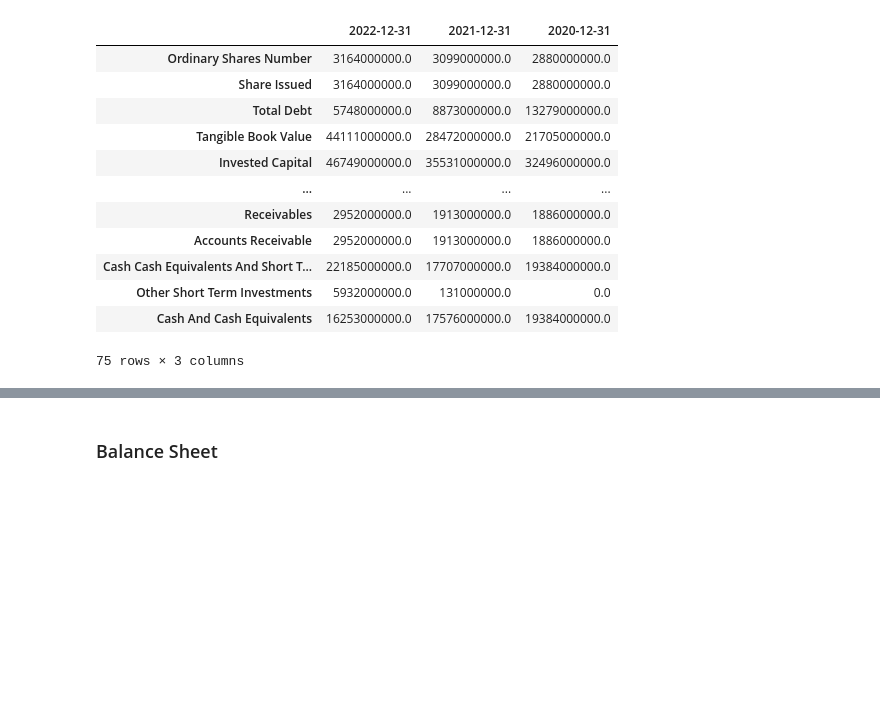
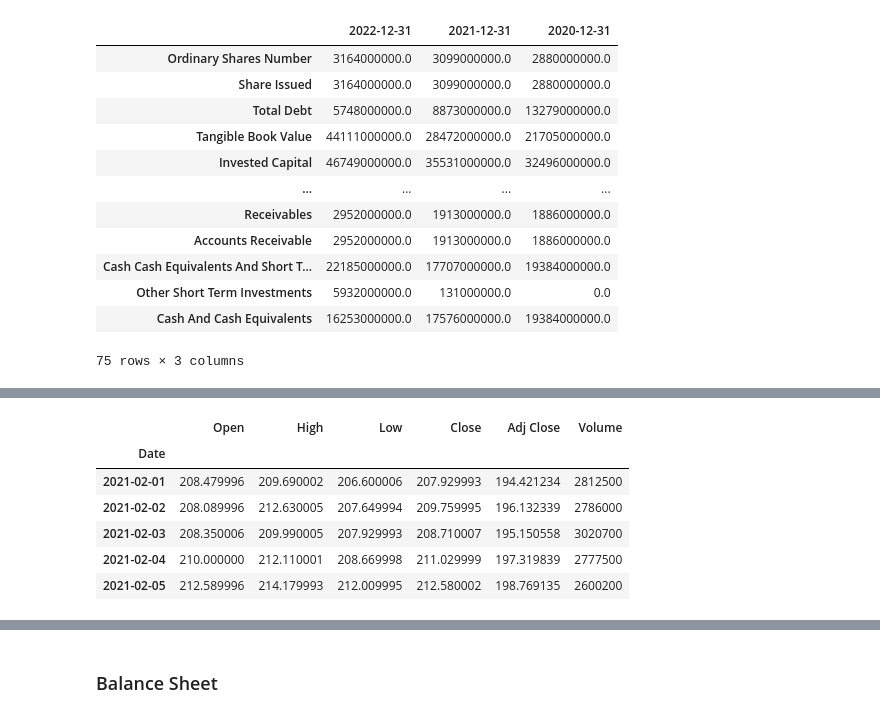
Before and after one commit to JustinEBlake/project_3, a Jupyter notebook: main/deepika.ipynb, the cells around one changed output, grey strips where cells are left out. Cells and saved outputs as stored; diff of their text form; code cells hidden in the pictures; blank space fills up the shorter version.

```diff
--- a/main/main.ipynb
+++ b/main/deepika.ipynb
@@ -112,0 +165,4 @@ stocks_df.to_csv("../Resources/tesla_stocks.csv")
+# %%
+# Retrieve the stocks data
+stocks_mcd = yf.download("MCD", start=start_date, end=end_date)
+print(stocks_mcd)
@@ -112,0 +188,12 @@ stocks_df.to_csv("../Resources/tesla_stocks.csv")
+# %%
+# Create the dataframe
+stocks_mcd = pd.DataFrame(stocks_mcd)
+stocks_mcd.head()
+# %% [output]
+|  | Open | High | Low | Close | Adj Close | Volume |
+| Date |  |  |  |  |  |  |
+| 2021-02-01 | 208.479996 | 209.690002 | 206.600006 | 207.929993 | 194.421234 | 2812500 |
+| 2021-02-02 | 208.089996 | 212.630005 | 207.649994 | 209.759995 | 196.132339 | 2786000 |
+| 2021-02-03 | 208.350006 | 209.990005 | 207.929993 | 208.710007 | 195.150558 | 3020700 |
+| 2021-02-04 | 210.000000 | 212.110001 | 208.669998 | 211.029999 | 197.319839 | 2777500 |
+| 2021-02-05 | 212.589996 | 214.179993 | 212.009995 | 212.580002 | 198.769135 | 2600200 |
```
Also changed, not shown: parts of 17 cells of this notebook.
